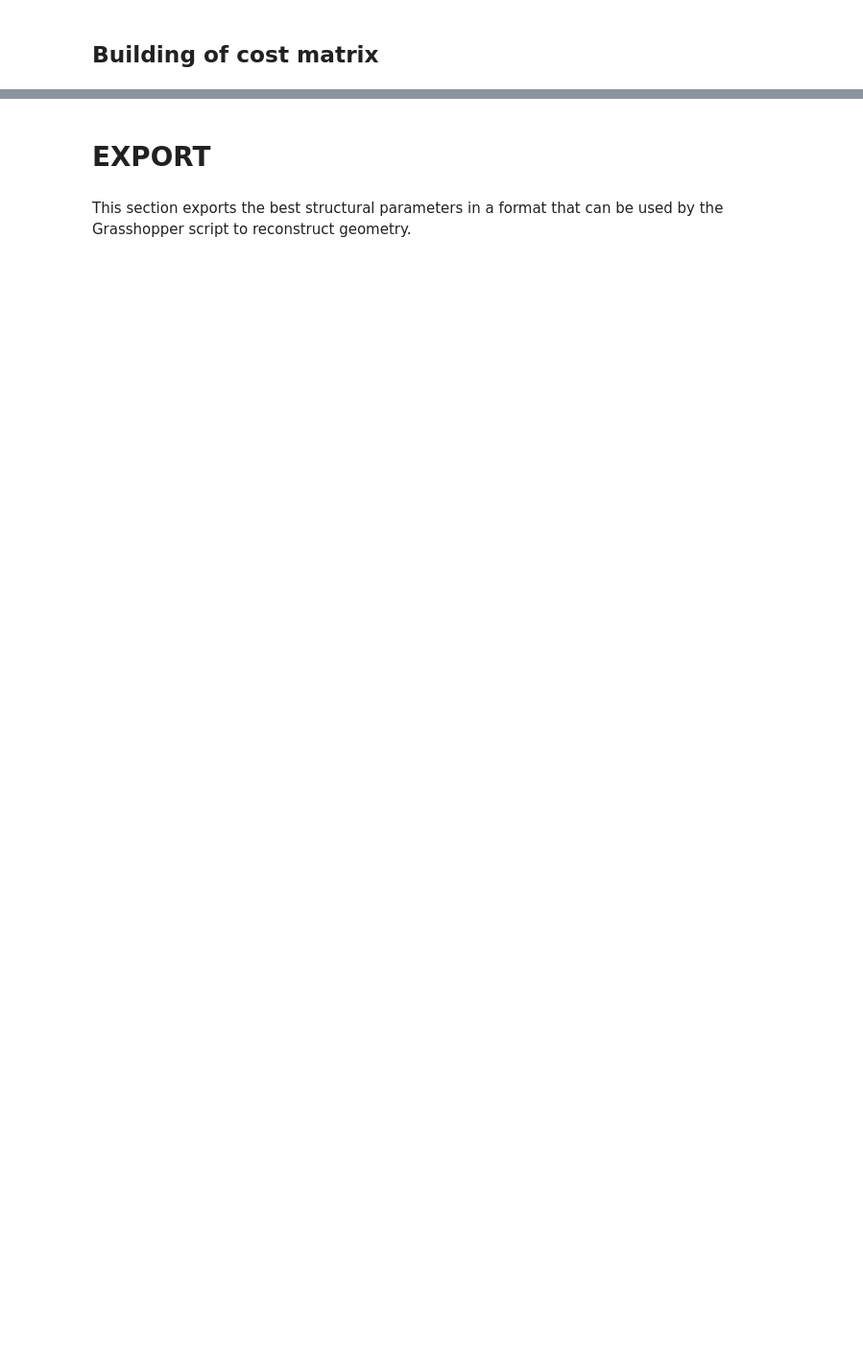
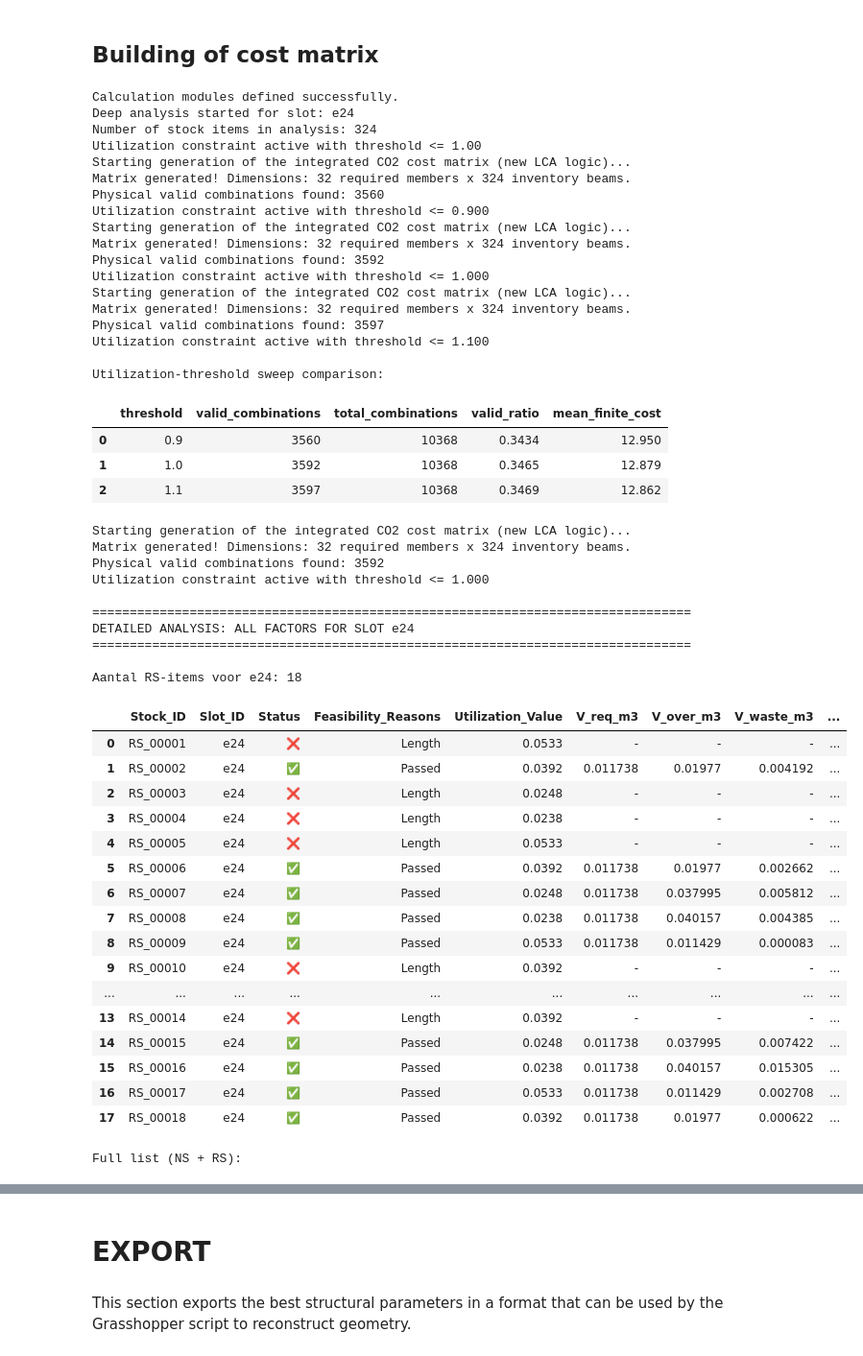
Before and after one commit to Jasp3r16/thesis_generative_timber, a Jupyter notebook: c26_27_optimizer_workflow_with_cost_and_ILP.ipynb, the cells around one changed output, grey strips where cells are left out. Shown at 96% size. Cells and saved outputs as stored; diff of their text form; code cells hidden in the pictures; blank space fills up the shorter version.

Commit message:
commit voor presentatie, scripts gebruikt voor maken van presentatei

```diff
--- a/c26_27_optimizer_workflow_with_cost_and_ILP.ipynb
+++ b/c26_27_optimizer_workflow_with_cost_and_ILP.ipynb
@@ -437,7 +577,7 @@ build_cost_matrix = cc.build_cost_matrix
 analyze_and_export_slot_logs = cc.analyze_and_export_slot_logs
 
 # Deep-analysis settings
-target_slot_for_analysis = 'e7'
+target_slot_for_analysis = 'e24'
 all_stock_ids = df_input_stock['Member_ID'].dropna().astype(str).tolist()
 
 # Utilization constraint settings
@@ -486,30 +626,81 @@ cost_matrix, enriched_stock, df_logs = build_cost_matrix(
     df_slots,
     df_input_stock,
     target_stock_ids=all_stock_ids,
     df_utilization_matrix=utilization_matrix_for_cost,
     max_utilization_threshold=utilization_threshold,
 )
 
 # Present the result
 # Convert to DataFrame for readable output
 df_cost_matrix_display = pd.DataFrame(
     cost_matrix,
     index=[f"{row['edge_id']} ({row['Length_Req']:.0f}mm)" for _, row in df_slots.iterrows()],
     columns=enriched_stock['Member_ID'].tolist()
 )
 
 df_cost_matrix_display.to_csv(config.EXPORT_PATH / 'final_cost_matrix.csv', index=True)
 
 # Deep analysis + export moved to cost_calculation.py
 df_logs_slot, df_logs_slot_rs, analysis_export_path = analyze_and_export_slot_logs(
     df_logs=df_logs,
     target_slot_for_analysis=target_slot_for_analysis,
     all_stock_ids=all_stock_ids,
     export_dir=config.EXPORT_PATH,
     display_fn=display
 )
 
 print("\nPreview Cost Matrix (first 8 members, first 5 inventory beams):")
 print("(Note: 'inf' means the inventory beam is too small, fails utilization, or is otherwise excluded)\n")
 print("=" * 80)
 print(df_cost_matrix_display.iloc[:8, :5].round(2))
+# %% [output]
+Calculation modules defined successfully.
+Deep analysis started for slot: e24
+Number of stock items in analysis: 324
+Utilization constraint active with threshold <= 1.00
+Starting generation of the integrated CO2 cost matrix (new LCA logic)...
+Matrix generated! Dimensions: 32 required members x 324 inventory beams.
+Physical valid combinations found: 3560
+Utilization constraint active with threshold <= 0.900
+Starting generation of the integrated CO2 cost matrix (new LCA logic)...
+Matrix generated! Dimensions: 32 required members x 324 inventory beams.
+Physical valid combinations found: 3592
+Utilization constraint active with threshold <= 1.000
+Starting generation of the integrated CO2 cost matrix (new LCA logic)...
+Matrix generated! Dimensions: 32 required members x 324 inventory beams.
+Physical valid combinations found: 3597
+Utilization constraint active with threshold <= 1.100
+
+Utilization-threshold sweep comparison:
+|  | threshold | valid_combinations | total_combinations | valid_ratio | mean_finite_cost |
+| 0 | 0.9 | 3560 | 10368 | 0.3434 | 12.950 |
+| 1 | 1.0 | 3592 | 10368 | 0.3465 | 12.879 |
+| 2 | 1.1 | 3597 | 10368 | 0.3469 | 12.862 |
+Starting generation of the integrated CO2 cost matrix (new LCA logic)...
+Matrix generated! Dimensions: 32 required members x 324 inventory beams.
+Physical valid combinations found: 3592
+Utilization constraint active with threshold <= 1.000
+
+================================================================================
+DETAILED ANALYSIS: ALL FACTORS FOR SLOT e24
+================================================================================
+
+Aantal RS-items voor e24: 18
+|  | Stock_ID | Slot_ID | Status | Feasibility_Reasons | Utilization_Value | V_req_m3 | V_over_m3 | V_waste_m3 | ... |
+| 0 | RS_00001 | e24 | ❌ | Length | 0.0533 | - | - | - | ... |
+| 1 | RS_00002 | e24 | ✅ | Passed | 0.0392 | 0.011738 | 0.01977 | 0.004192 | ... |
+| 2 | RS_00003 | e24 | ❌ | Length | 0.0248 | - | - | - | ... |
+| 3 | RS_00004 | e24 | ❌ | Length | 0.0238 | - | - | - | ... |
+| 4 | RS_00005 | e24 | ❌ | Length | 0.0533 | - | - | - | ... |
+| 5 | RS_00006 | e24 | ✅ | Passed | 0.0392 | 0.011738 | 0.01977 | 0.002662 | ... |
+| 6 | RS_00007 | e24 | ✅ | Passed | 0.0248 | 0.011738 | 0.037995 | 0.005812 | ... |
+| 7 | RS_00008 | e24 | ✅ | Passed | 0.0238 | 0.011738 | 0.040157 | 0.004385 | ... |
+| 8 | RS_00009 | e24 | ✅ | Passed | 0.0533 | 0.011738 | 0.011429 | 0.000083 | ... |
+| 9 | RS_00010 | e24 | ❌ | Length | 0.0392 | - | - | - | ... |
+| ... | ... | ... | ... | ... | ... | ... | ... | ... | ... |
+| 13 | RS_00014 | e24 | ❌ | Length | 0.0392 | - | - | - | ... |
+| 14 | RS_00015 | e24 | ✅ | Passed | 0.0248 | 0.011738 | 0.037995 | 0.007422 | ... |
+| 15 | RS_00016 | e24 | ✅ | Passed | 0.0238 | 0.011738 | 0.040157 | 0.015305 | ... |
+| 16 | RS_00017 | e24 | ✅ | Passed | 0.0533 | 0.011738 | 0.011429 | 0.002708 | ... |
+| 17 | RS_00018 | e24 | ✅ | Passed | 0.0392 | 0.011738 | 0.01977 | 0.000622 | ... |
+Full list (NS + RS):
```
Also changed, not shown: parts of 13 cells of this notebook, 3 other files.
